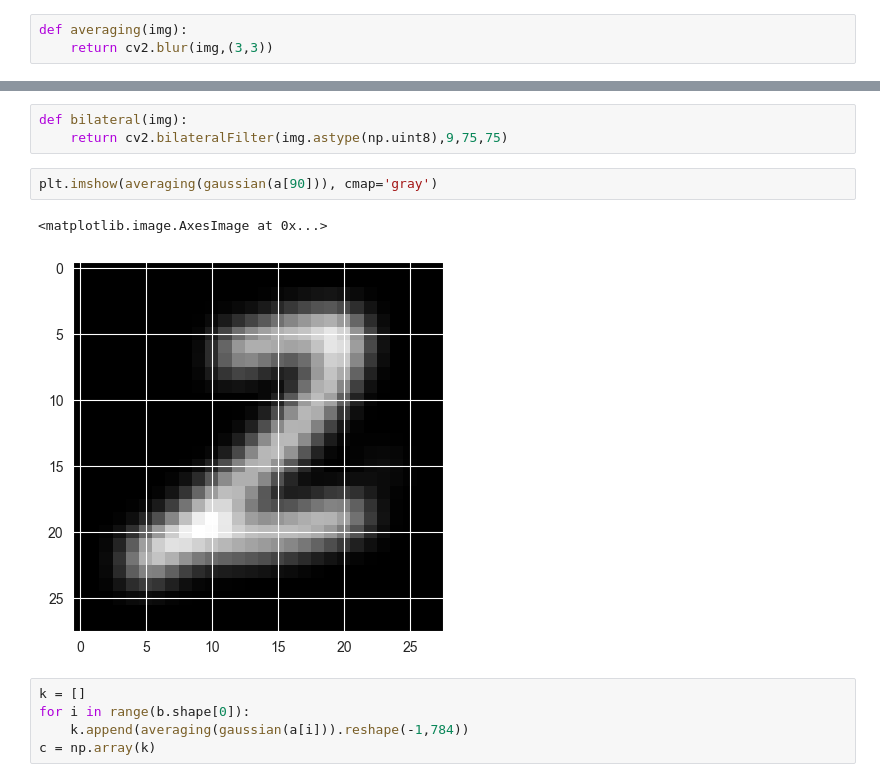
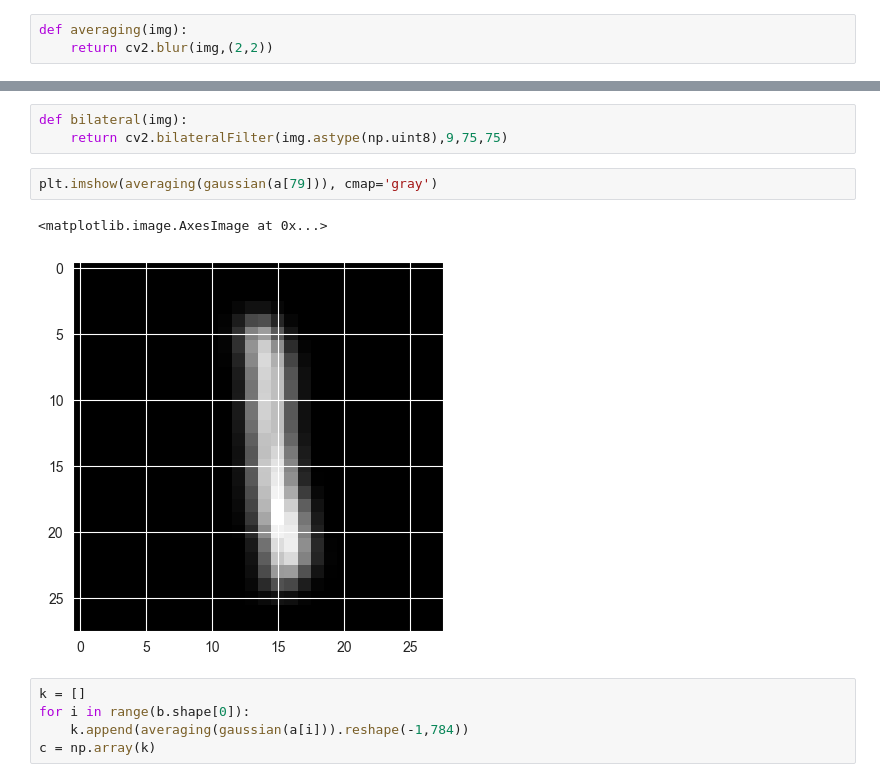
Before and after one commit to bhaba-ranjan/clustering, a Jupyter notebook: k-means.ipynb, the cells around one changed output, grey strips where cells are left out. Cells and saved outputs as stored; diff of their text form.

```diff
--- a/k-means.ipynb
+++ b/k-means.ipynb
@@ -30,7 +30,7 @@ plt.imshow(a[1],cmap='gray')
 [figure]
 # %%
 def averaging(img):
-    return cv2.blur(img,(3,3))
+    return cv2.blur(img,(2,2))
 # %%
 def gaussian(img):
     return cv2.GaussianBlur(img,(3,3),0)
@@ -41,10 +41,10 @@ def median(img):
 def bilateral(img):
     return cv2.bilateralFilter(img.astype(np.uint8),9,75,75)
 # %%
-plt.imshow(averaging(gaussian(a[90])), cmap='gray')
+plt.imshow(averaging(gaussian(a[79])), cmap='gray')
 # %% [output]
 <matplotlib.image.AxesImage at 0x...>
-[figure, old version]
+[figure, new version]
 # %%
 k = []
 for i in range(b.shape[0]):
```
Also changed, not shown: parts of 11 cells of this notebook.
